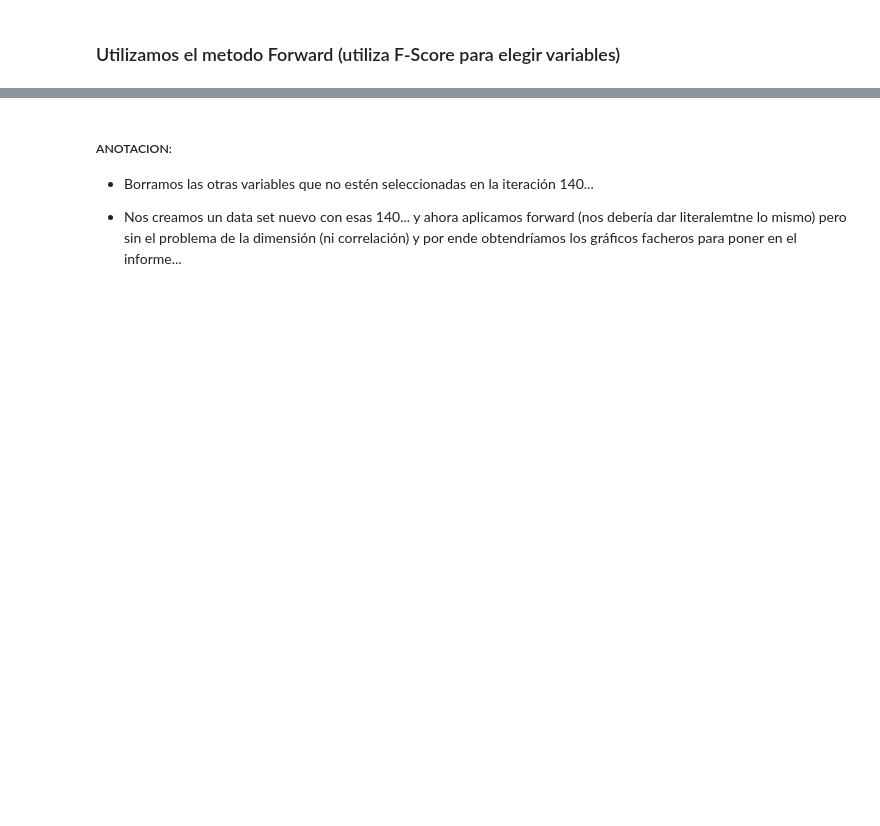
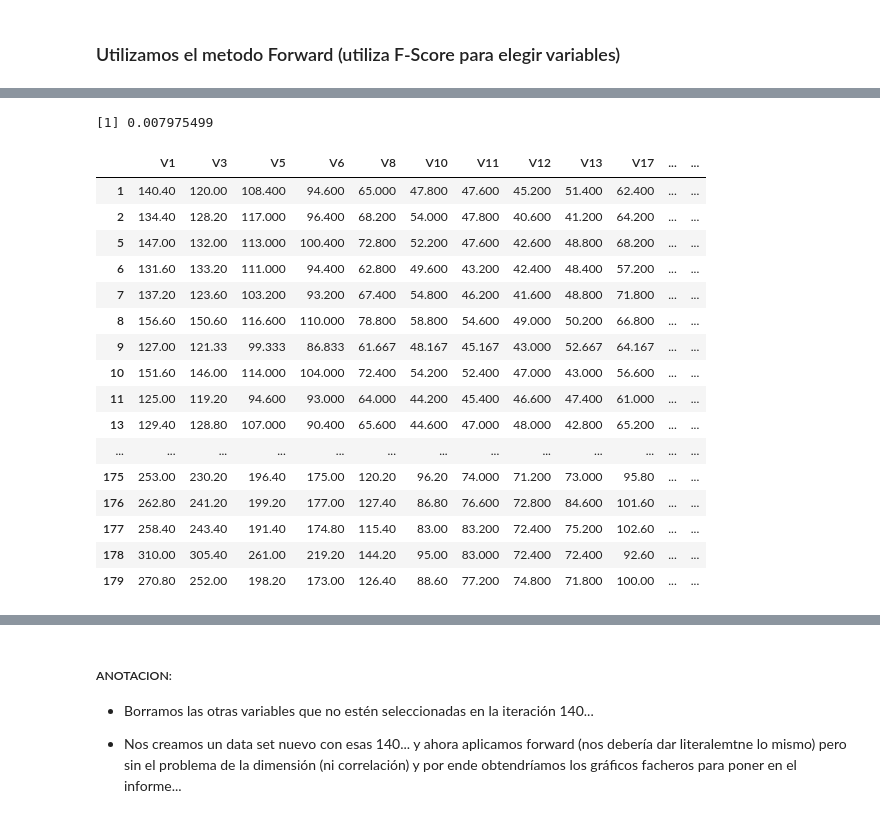
Before and after one commit to Lukas-De-Angelis-Riva/Aprendizaje-estadistico, a Jupyter notebook: trabajo_practico3/src/Forward.ipynb, the cells around one changed output, grey strips where cells are left out. Saved outputs shown, nothing was run; the diff lists cells and outputs as text; code cells hidden in the pictures; blank space fills up the shorter version.

```diff
--- a/trabajo_practico3/src/Forward.ipynb
+++ b/trabajo_practico3/src/Forward.ipynb
@@ -88,0 +139,31 @@ minimo_vars
+# %%
+df_train = X[-i,]
+df_train$Y = TRAIN_Y[-i]
+X_test = X[i,]
+Y_test = TRAIN_Y[i]
+
+model <- lm(Y~., data = df_train)
+Y_pred = predict(model, X_test)
+sum((Y_test - Y_pred)^2) / 16
+# %% [output]
+[1] 0.007975499
+# %%
+df_train
+# %% [output]
+|  | V1 | V3 | V5 | V6 | V8 | V10 | V11 | V12 | V13 | V17 | ... | ... |
+| 1 | 140.40 | 120.00 | 108.400 | 94.600 | 65.000 | 47.800 | 47.600 | 45.200 | 51.400 | 62.400 | ... | ... |
+| 2 | 134.40 | 128.20 | 117.000 | 96.400 | 68.200 | 54.000 | 47.800 | 40.600 | 41.200 | 64.200 | ... | ... |
+| 5 | 147.00 | 132.00 | 113.000 | 100.400 | 72.800 | 52.200 | 47.600 | 42.600 | 48.800 | 68.200 | ... | ... |
+| 6 | 131.60 | 133.20 | 111.000 | 94.400 | 62.800 | 49.600 | 43.200 | 42.400 | 48.400 | 57.200 | ... | ... |
+| 7 | 137.20 | 123.60 | 103.200 | 93.200 | 67.400 | 54.800 | 46.200 | 41.600 | 48.800 | 71.800 | ... | ... |
+| 8 | 156.60 | 150.60 | 116.600 | 110.000 | 78.800 | 58.800 | 54.600 | 49.000 | 50.200 | 66.800 | ... | ... |
+| 9 | 127.00 | 121.33 | 99.333 | 86.833 | 61.667 | 48.167 | 45.167 | 43.000 | 52.667 | 64.167 | ... | ... |
+| 10 | 151.60 | 146.00 | 114.000 | 104.000 | 72.400 | 54.200 | 52.400 | 47.000 | 43.000 | 56.600 | ... | ... |
+| 11 | 125.00 | 119.20 | 94.600 | 93.000 | 64.000 | 44.200 | 45.400 | 46.600 | 47.400 | 61.000 | ... | ... |
+| 13 | 129.40 | 128.80 | 107.000 | 90.400 | 65.600 | 44.600 | 47.000 | 48.000 | 42.800 | 65.200 | ... | ... |
+| ... | ... | ... | ... | ... | ... | ... | ... | ... | ... | ... | ... | ... |
+| 175 | 253.00 | 230.20 | 196.40 | 175.00 | 120.20 | 96.20 | 74.000 | 71.200 | 73.000 | 95.80 | ... | ... |
+| 176 | 262.80 | 241.20 | 199.20 | 177.00 | 127.40 | 86.80 | 76.600 | 72.800 | 84.600 | 101.60 | ... | ... |
+| 177 | 258.40 | 243.40 | 191.40 | 174.80 | 115.40 | 83.00 | 83.200 | 72.400 | 75.200 | 102.60 | ... | ... |
+| 178 | 310.00 | 305.40 | 261.00 | 219.20 | 144.20 | 95.00 | 83.000 | 72.400 | 72.400 | 92.60 | ... | ... |
+| 179 | 270.80 | 252.00 | 198.20 | 173.00 | 126.40 | 88.60 | 77.200 | 74.800 | 71.800 | 100.00 | ... | ... |
```
Also changed, not shown: parts of 38 cells of this notebook.
